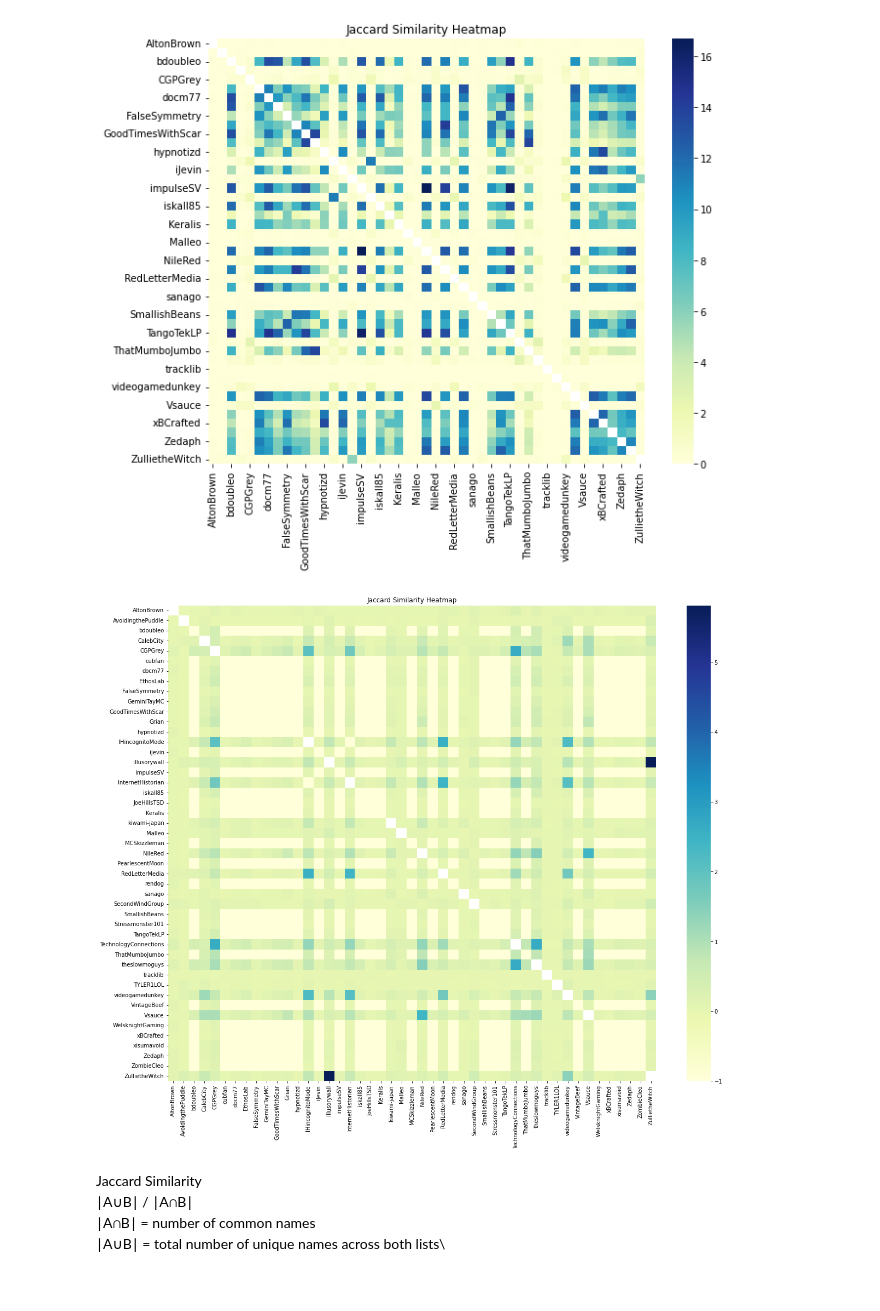
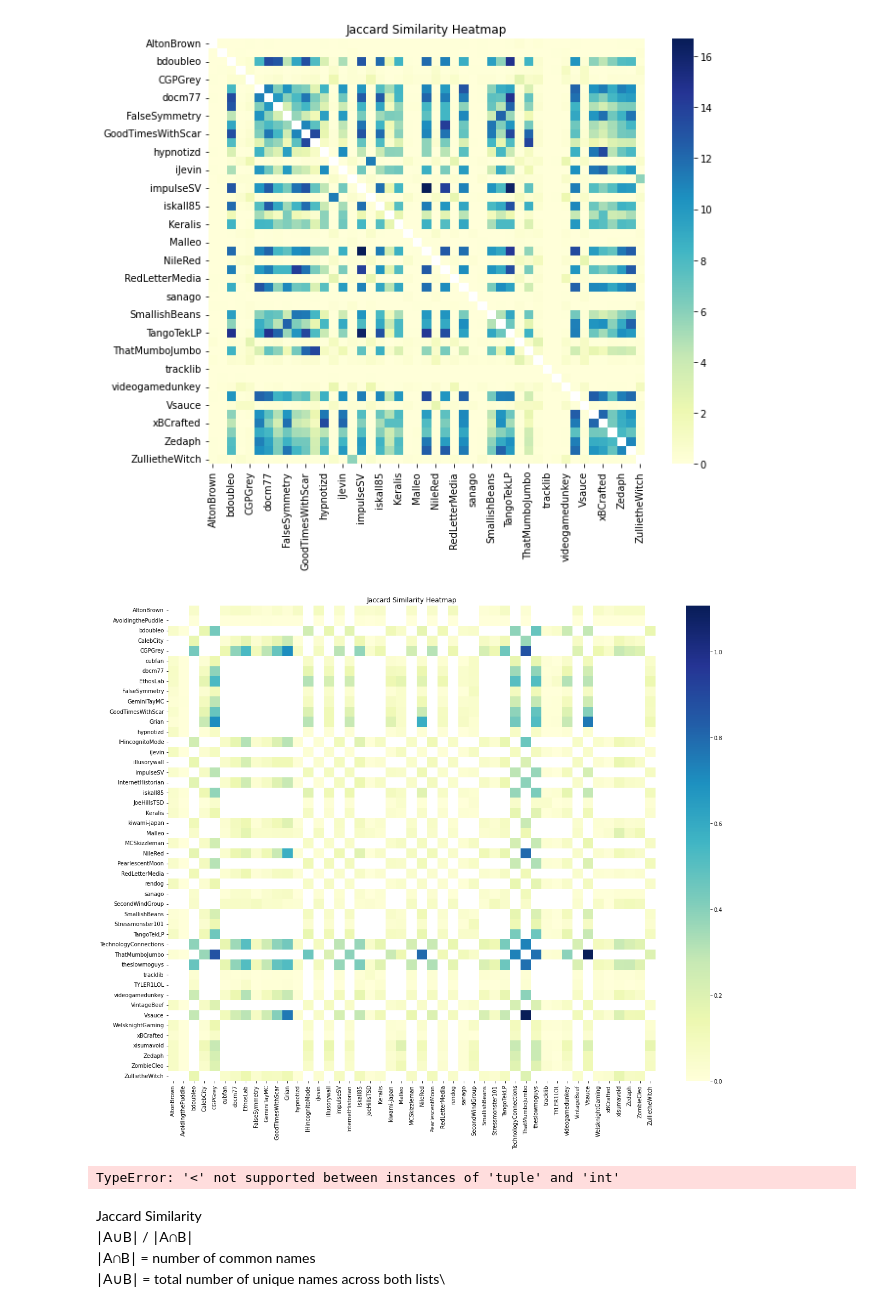
Before and after one commit to evanhollier/YT_comments, a Jupyter notebook: analysis.ipynb, the cells around one changed output. Cells and saved outputs as stored; diff of their text form; code cells hidden in the pictures.

Commit message:
change error value to None

```diff
--- a/analysis.ipynb
+++ b/analysis.ipynb
@@ -150,24 +150,34 @@ create_heatmap(df3, "df3")
 # %% [output]
 [figure]
 # %%
-hermits_files = [os.path.splitext(file)[0] for file in os.listdir('Channels/hermits') if file.endswith('.csv')]
-#print(len(hermits_files))
-
-# set values of overlap between hermits to -1
+# remove overlap that was already analyzed
 df4 = df3.copy()
 
+hermits_files = [os.path.splitext(file)[0] for file in os.listdir('Channels/hermits') if file.endswith('.csv')]
 for file in hermits_files:
     if file in df4.index and file in df4.columns:
-        df4.loc[file, hermits_files] = -1  # Set values in the row corresponding to 'file' to -1
-        df4.loc[hermits_files, file] = -1  # Set values in the column corresponding to 'file' to -1
+        #print(df4.loc[file, hermits_files])
+        df4.loc[file, hermits_files] = None  # Set values in the row corresponding to 'file' to -1
+        df4.loc[hermits_files, file] = None  # Set values in the column corresponding to 'file' to -1
+
+df1_files = [os.path.splitext(file)[0] for file in os.listdir('Channels') if file.endswith('.csv')]
+for file in df1_files:
+    if file in df4.index and file in df4.columns:
+        df4.loc[file, df1_files] = None  # Set values in the row corresponding to 'file' to -1
+        df4.loc[df1_files, file] = None  # Set values in the column corresponding to 'file' to -1
 
 # set value of overlap between IH's 2nd channel to -1
-df4.loc['IHincognitoMode', 'InternetHistorian'] = -1
-df4.loc['InternetHistorian', 'IHincognitoMode'] = -1
+df4.loc['IHincognitoMode', 'InternetHistorian'] = None
+df4.loc['InternetHistorian', 'IHincognitoMode'] = None
 
 create_heatmap(df4, "df4")
 # %% [output]
-[figure, old version]
+[figure, new version]
+# %%
+df4_sorted = get_sorted_values(df4)
+df4_sorted[:10]
+# %% [output]
+TypeError: '<' not supported between instances of 'tuple' and 'int'
 # %% [markdown]
 Jaccard Similarity\
 ∣A∪B∣ / ∣A∩B∣\
```
Also changed, not shown: parts of 1 cell of this notebook, 2 other files.
